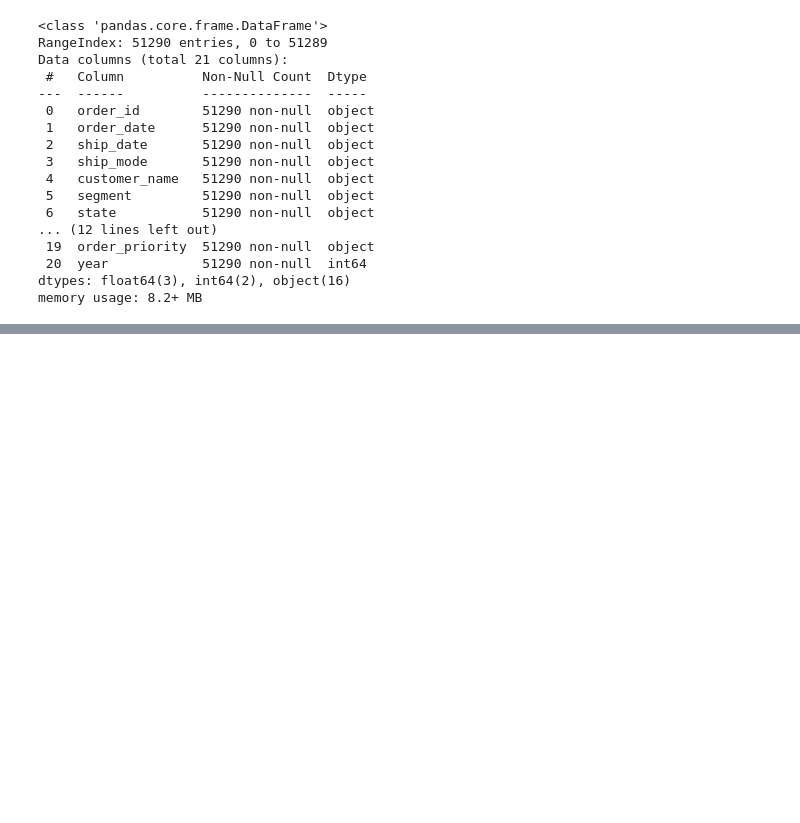
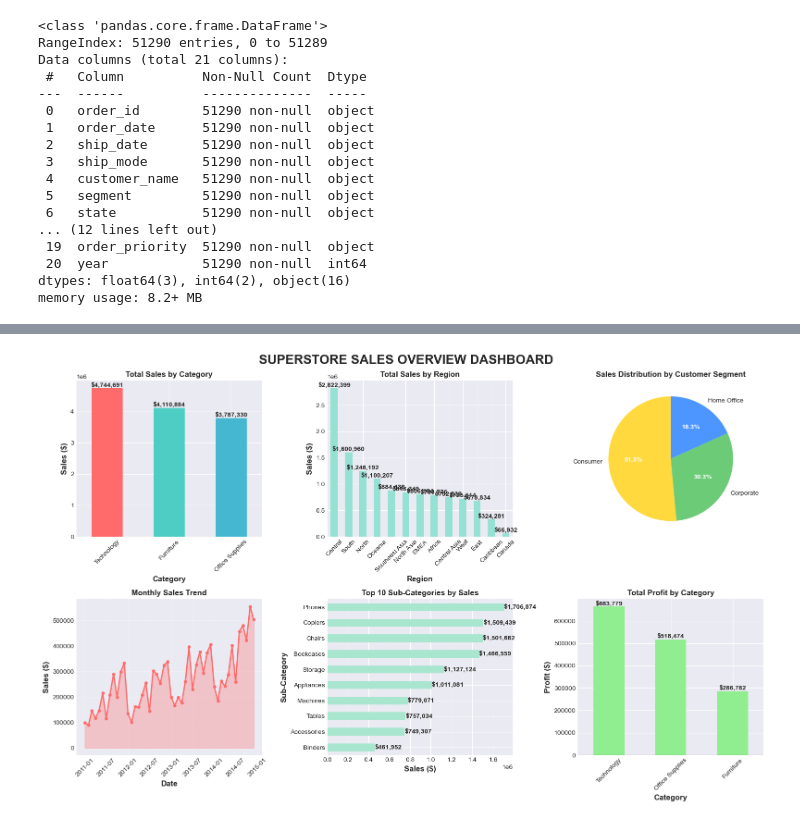
Before and after one commit to Alpha-machine96/superstore_data_analysis, a Jupyter notebook: Super_store_project.ipynb, the cells around one changed output, grey strips where cells are left out. Cells and saved outputs as stored; diff of their text form; code cells hidden in the pictures; blank space fills up the shorter version.

```diff
--- a/Super_store_project.ipynb
+++ b/Super_store_project.ipynb
@@ -51,0 +66,11 @@ df["ship_date"] = pd.to_datetime(df['ship_date'],format='%d-%m-%Y')
+# %%
+# Create additional date columns
+df["order_year"] = df["order_date"].dt.year
+df["order_month"] = df["order_date"].dt.month
+df["order_quarter"] = df["order_date"].dt.quarter
+df["order_day"] = df["order_date"].dt.day_name()
+df["delivery_duration"] = (df["ship_date"] - df["order_date"]).dt.days
+# %%
+# Convert df["sales"] to float
+df["sales"] = df["sales"].str.replace(",","").astype(float)
+df.head()
@@ -51,0 +99,81 @@ df["ship_date"] = pd.to_datetime(df['ship_date'],format='%d-%m-%Y')
+# %%
+# Sales Analysis
+fig = plt.figure(figsize=(16, 10))
+fig.suptitle('SUPERSTORE SALES OVERVIEW DASHBOARD', fontsize=20, fontweight='bold', y=0.98)
+
+# Total Sales by Category
+ax1 = plt.subplot(2, 3, 1)
+category_sales = df.groupby('category')['sales'].sum().sort_values(ascending=False)
+colors = ['#FF6B6B', '#4ECDC4', '#45B7D1']
+category_sales.plot(kind='bar', color=colors, ax=ax1)
+ax1.set_title('Total Sales by Category', fontweight='bold', fontsize=12)
+ax1.set_xlabel('Category', fontweight='bold')
+ax1.set_ylabel('Sales ($)', fontweight='bold')
+ax1.tick_params(axis='x', rotation=45)
+for i, v in enumerate(category_sales.values):
+    ax1.text(i, v, f'${v:,.0f}', ha='center', va='bottom', fontweight='bold')
+
+#  Sales by Region
+ax2 = plt.subplot(2, 3, 2)
+region_sales = df.groupby('region')['sales'].sum().sort_values(ascending=False)
+region_sales.plot(kind='bar', color='#95E1D3', ax=ax2)
+ax2.set_title('Total Sales by Region', fontweight='bold', fontsize=12)
+ax2.set_xlabel('Region', fontweight='bold')
+ax2.set_ylabel('Sales ($)', fontweight='bold')
+ax2.tick_params(axis='x', rotation=45)
+for i, v in enumerate(region_sales.values):
+    ax2.text(i, v, f'${v:,.0f}', ha='center', va='bottom', fontweight='bold')
+
+# Sales by Customer Segment (Pie Chart)
+ax3 = plt.subplot(2, 3, 3)
+segment_sales = df.groupby('segment')['sales'].sum()
+colors_pie = ['#FFD93D', '#6BCB77', '#4D96FF']
+wedges, texts, autotexts = ax3.pie(segment_sales.values, labels=segment_sales.index,
+                                     autopct='%1.1f%%', colors=colors_pie, startangle=90)
+for autotext in autotexts:
+    autotext.set_color('white')
+    autotext.set_fontweight('bold')
+ax3.set_title('Sales Distribution by Customer Segment', fontweight='bold', fontsize=12)
+
+# Monthly Sales Trend
+ax4 = plt.subplot(2, 3, 4)
+monthly_sales = df.groupby(df['order_date'].dt.to_period('M'))['sales'].sum()
+monthly_sales.index = monthly_sales.index.to_timestamp()
+ax4.plot(monthly_sales.index, monthly_sales.values, marker='o', linewidth=2,
+         markersize=4, color='#FF6B6B')
+ax4.fill_between(monthly_sales.index, monthly_sales.values, alpha=0.3, color='#FF6B6B')
+ax4.set_title('Monthly Sales Trend', fontweight='bold', fontsize=12)
+ax4.set_xlabel('Date', fontweight='bold')
+ax4.set_ylabel('Sales ($)', fontweight='bold')
+ax4.tick_params(axis='x', rotation=45)
+ax4.grid(True, alpha=0.3)
+
+# Top 10 Sub-Categories
+ax5 = plt.subplot(2, 3, 5)
+top_subcats = df.groupby('sub_category')['sales'].sum().nlargest(10).sort_values()
+top_subcats.plot(kind='barh', color='#A8E6CF', ax=ax5)
+ax5.set_title('Top 10 Sub-Categories by Sales', fontweight='bold', fontsize=12)
+ax5.set_xlabel('Sales ($)', fontweight='bold')
+ax5.set_ylabel('Sub-Category', fontweight='bold')
+for i, v in enumerate(top_subcats.values):
+    ax5.text(v, i, f'${v:,.0f}', ha='left', va='center', fontweight='bold')
+
+# Profit by Category
+ax6 = plt.subplot(2, 3, 6)
+category_profit = df.groupby('category')['profit'].sum().sort_values(ascending=False)
+colors_profit = ['#90EE90' if x > 0 else '#FFB6B6' for x in category_profit.values]
+category_profit.plot(kind='bar', color=colors_profit, ax=ax6)
+ax6.set_title('Total Profit by Category', fontweight='bold', fontsize=12)
+ax6.set_xlabel('Category', fontweight='bold')
+ax6.set_ylabel('Profit ($)', fontweight='bold')
+ax6.tick_params(axis='x', rotation=45)
+ax6.axhline(y=0, color='black', linestyle='-', linewidth=0.8)
+for i, v in enumerate(category_profit.values):
+    ax6.text(i, v, f'${v:,.0f}', ha='center',
+             va='bottom' if v > 0 else 'top', fontweight='bold')
+
+plt.tight_layout()
+plt.savefig('superstore_overview_dashboard.png', dpi=300, bbox_inches='tight')
+print("✓ Saved: superstore_overview_dashboard.png")
+plt.show()
+# %% [output]
@@ -51,0 +181 @@ df["ship_date"] = pd.to_datetime(df['ship_date'],format='%d-%m-%Y')
+[figure, added]
```
Also changed, not shown: parts of 20 cells of this notebook.
